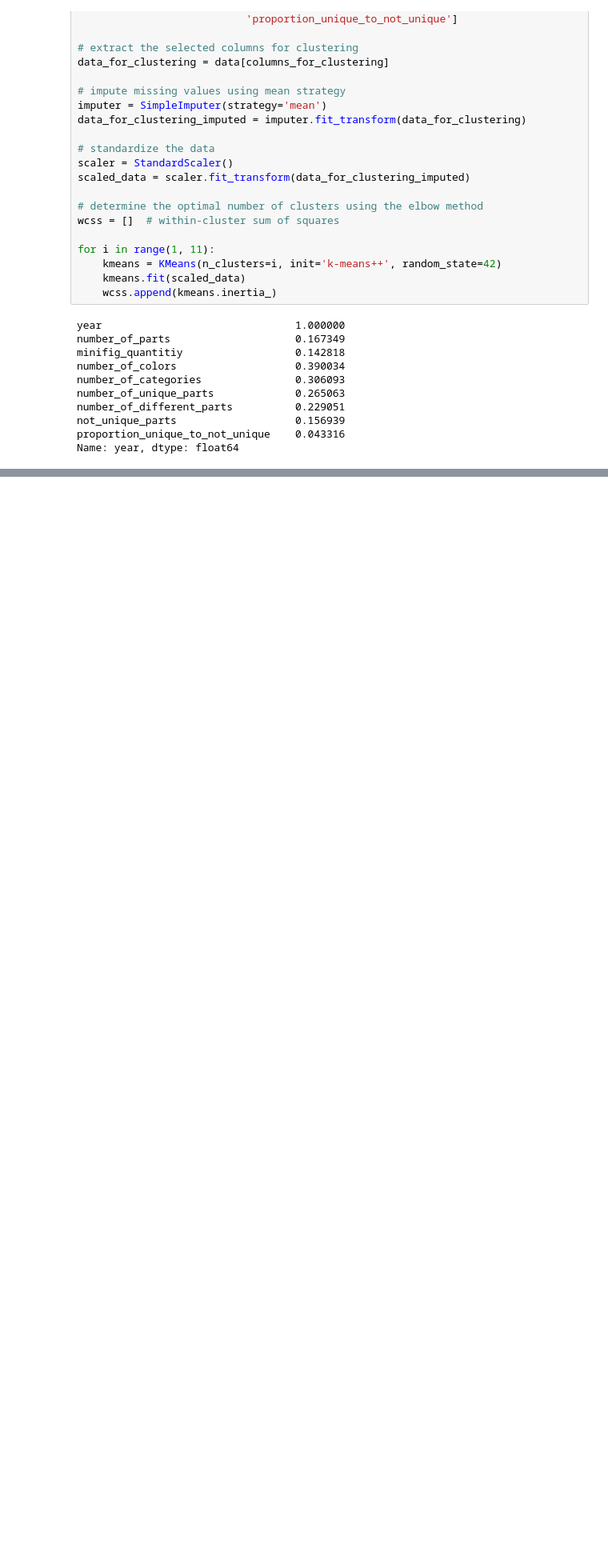
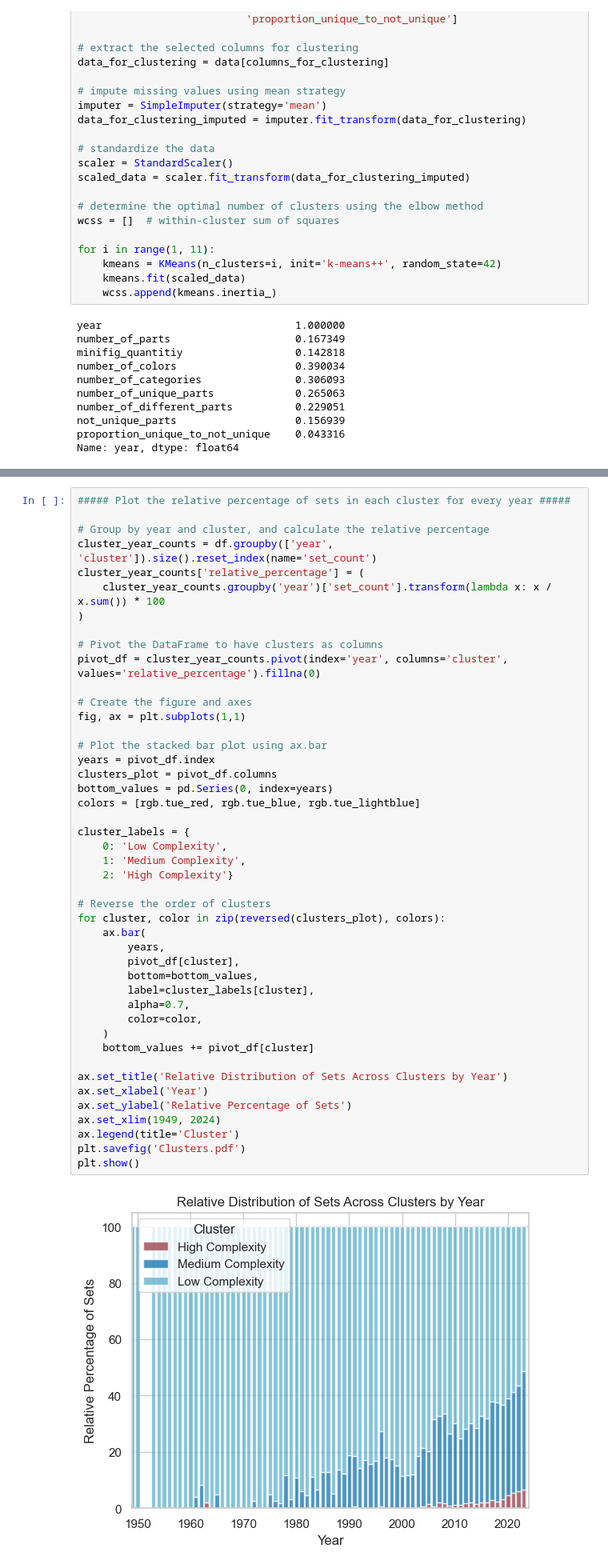
Before and after one commit to eddiebeach99/Data_Literacy, a Jupyter notebook: Analysis/clustering.ipynb, the cells around one changed output, grey strips where cells are left out. Shown at 80% size. Cells and saved outputs as stored; diff of their text form; blank space fills up the shorter version.

```diff
--- a/Analysis/clustering.ipynb
+++ b/Analysis/clustering.ipynb
@@ -249,0 +140,47 @@ plt.show()
+# %%
+##### Plot the relative percentage of sets in each cluster for every year #####
+
+# Group by year and cluster, and calculate the relative percentage
+cluster_year_counts = df.groupby(['year', 'cluster']).size().reset_index(name='set_count')
+cluster_year_counts['relative_percentage'] = (
+    cluster_year_counts.groupby('year')['set_count'].transform(lambda x: x / x.sum()) * 100
+)
+
+# Pivot the DataFrame to have clusters as columns
+pivot_df = cluster_year_counts.pivot(index='year', columns='cluster', values='relative_percentage').fillna(0)
+
+# Create the figure and axes
+fig, ax = plt.subplots(1,1)
+
+# Plot the stacked bar plot using ax.bar
+years = pivot_df.index
+clusters_plot = pivot_df.columns
+bottom_values = pd.Series(0, index=years)
+colors = [rgb.tue_red, rgb.tue_blue, rgb.tue_lightblue]
+
+cluster_labels = {
+    0: 'Low Complexity',
+    1: 'Medium Complexity',
+    2: 'High Complexity'}
+
+# Reverse the order of clusters
+for cluster, color in zip(reversed(clusters_plot), colors):
+    ax.bar(
+        years,
+        pivot_df[cluster],
+        bottom=bottom_values,
+        label=cluster_labels[cluster],
+        alpha=0.7,
+        color=color,
+    )
+    bottom_values += pivot_df[cluster]
+
+ax.set_title('Relative Distribution of Sets Across Clusters by Year')
+ax.set_xlabel('Year')
+ax.set_ylabel('Relative Percentage of Sets')
+ax.set_xlim(1949, 2024)
+ax.legend(title='Cluster')
+plt.savefig('Clusters.pdf')
+plt.show()
+# %% [output]
+[figure, added]
```
Also changed, not shown: parts of 9 cells of this notebook.
